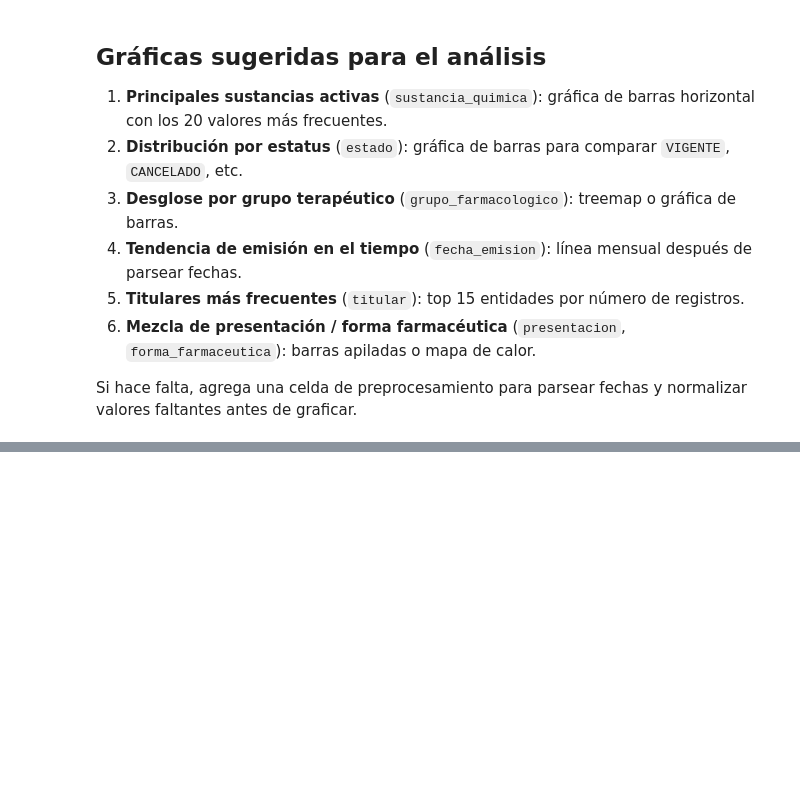
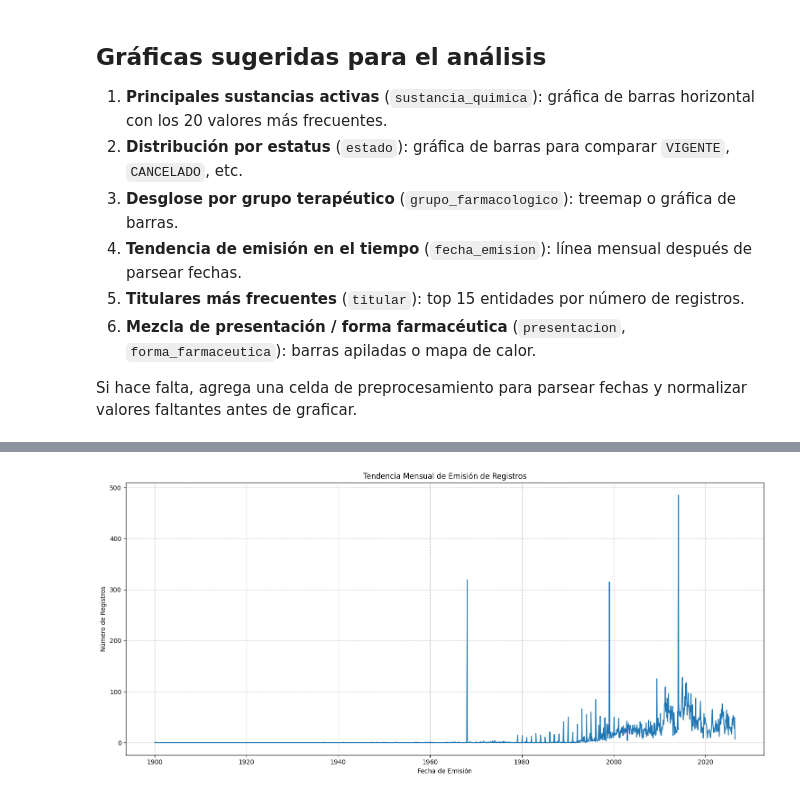
Before and after one commit to obedgar90/cofepris-BRSDM-scraper, a Jupyter notebook: notebooks/visor.ipynb, the cells around one changed output, grey strips where cells are left out. Drawn from its saved outputs; the diff is of its cells as text; code cells hidden in the pictures; blank space fills up the shorter version.

```diff
--- a/notebooks/visor.ipynb
+++ b/notebooks/visor.ipynb
@@ -89,0 +182,14 @@ Si hace falta, agrega una celda de preprocesamiento para parsear fechas y normal
+# %%
+plt.figure(figsize=(15, 7))
+# Agrupar por mes y contar registros, eliminando NaNs de fecha_emision
+df_time_series = df.set_index('fecha_emision').resample('M').size().reset_index(name='count')
+
+sns.lineplot(x='fecha_emision', y='count', data=df_time_series)
+plt.title('Tendencia Mensual de Emisión de Registros')
+plt.xlabel('Fecha de Emisión')
+plt.ylabel('Número de Registros')
+plt.grid(True, linestyle='--', alpha=0.7)
+plt.tight_layout()
+plt.show()
+# %% [output]
+[figure, added]
```
Also changed, not shown: parts of 17 cells of this notebook.
